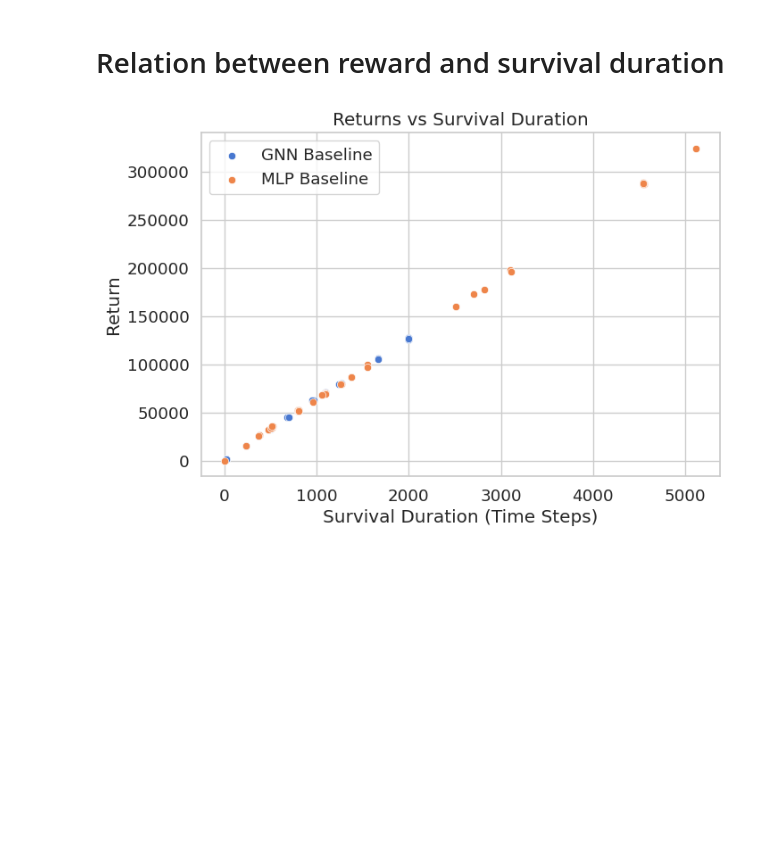
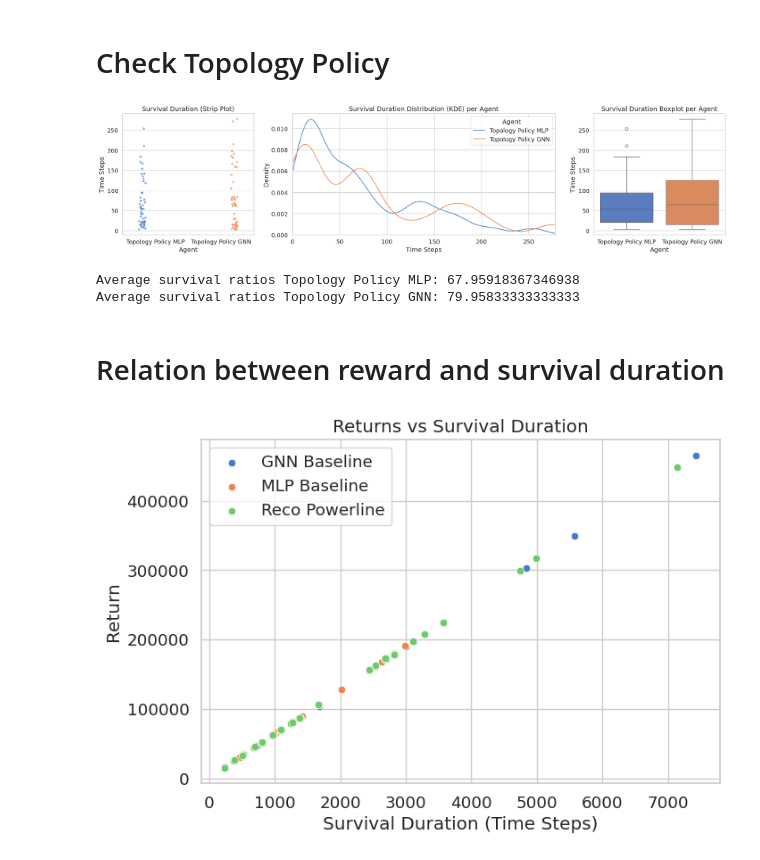
Before and after one commit to HansDampf37/NRI-for-explainable-RL-in-Power-Grids, a Jupyter notebook: visualization/visualize_agent_eval_results.ipynb, the cells around one changed output. Drawn from its saved outputs; the diff is of its cells as text; code cells hidden in the pictures; blank space fills up the shorter version.

```diff
--- a/visualization/visualize_agent_eval_results.ipynb
+++ b/visualization/visualize_agent_eval_results.ipynb
@@ -103,6 +144,16 @@ visualize_agent_survival([GNN_metrics, GNN_metrics2])
+# %% [markdown]
+# Check Topology Policy
+# %%
+mlp_topo_metrics = get_evaluation_metrics(Path("../data/evaluations/stable-baselines/dqn-mlp_uc3_topology_policy"), "Topology Policy MLP")
+gnn_topo_metrics = get_evaluation_metrics(Path("../data/evaluations/stable-baselines/dqn-gnn_uc3_topology_policy"), "Topology Policy GNN")
+visualize_agent_survival([mlp_topo_metrics, gnn_topo_metrics])
+# %% [output]
+[figure, added]
+Average survival ratios Topology Policy MLP: 67.95918367346938
+Average survival ratios Topology Policy GNN: 79.95833333333333
 # %% [markdown]
 # Relation between reward and survival duration
 # %%
-visualize_agent_survival_return_relationship([GNN_metrics, GNN_metrics2])
+visualize_agent_survival_return_relationship([gnn_metrics, mlp_metrics, reco_metrics])
 # %% [output]
-[figure, old version]
+[figure, new version]
```
Also changed, not shown: parts of 6 cells of this notebook.
